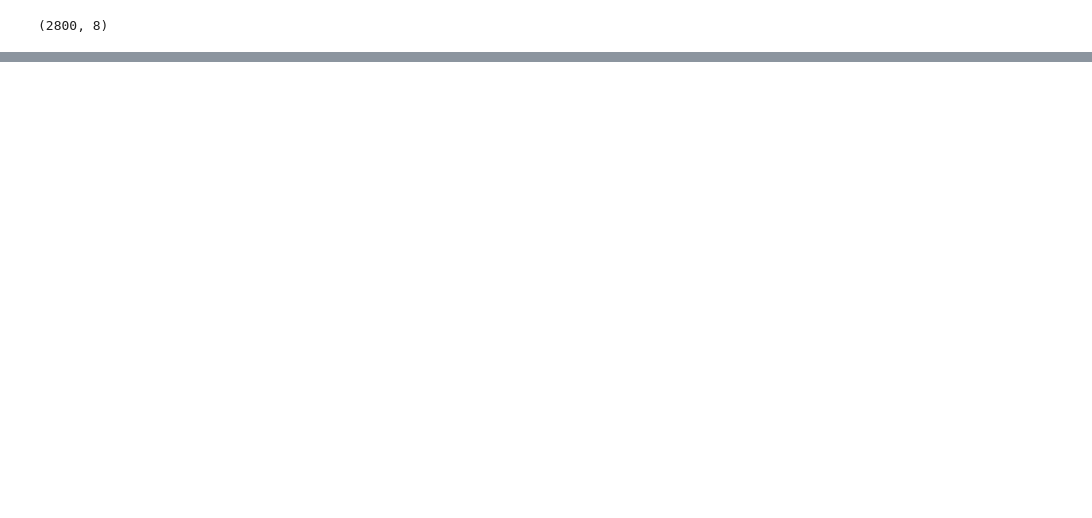
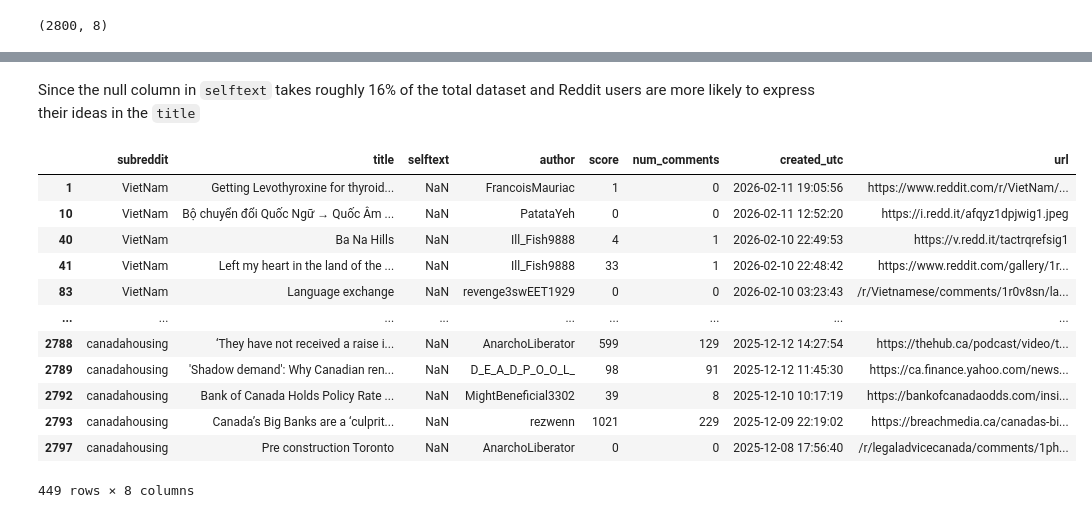
Before and after one commit to jtran2509/reddit-employment-trends, a Jupyter notebook: notebooks/eda.ipynb, the cells around one changed output, grey strips where cells are left out. Drawn from its saved outputs; the diff is of its cells as text; code cells hidden in the pictures; blank space fills up the shorter version.

```diff
--- a/notebooks/eda.ipynb
+++ b/notebooks/eda.ipynb
@@ -38,0 +40,5 @@ reddit_employ.describe
+# %%
+# Created a copy of the reddit_employ dataset
+pd.set_option("display.max_colwidth", None) # Take a peak at the whole text to see the usual pattern of a thread
+reddit_df = reddit_employ.copy()
+reddit_df.head(3)
@@ -38,0 +226,18 @@ reddit_employ.describe
+# %% [markdown]
+Since the null column in `selftext` takes roughly 16% of the total dataset and Reddit users are more likely to express their ideas in the `title`
+# %%
+reddit_df[reddit_df['selftext'].isnull()]
+# %% [output]
+|  | subreddit | title | selftext | author | score | num_comments | created_utc | url |
+| 1 | VietNam | Getting Levothyroxine for thyroid... | NaN | FrancoisMauriac | 1 | 0 | 2026-02-11 19:05:56 | https://www.reddit.com/r/VietNam/... |
+| 10 | VietNam | Bộ chuyển đổi Quốc Ngữ → Quốc Âm ... | NaN | PatataYeh | 0 | 0 | 2026-02-11 12:52:20 | https://i.redd.it/afqyz1dpjwig1.jpeg |
+| 40 | VietNam | Ba Na Hills | NaN | Ill_Fish9888 | 4 | 1 | 2026-02-10 22:49:53 | https://v.redd.it/tactrqrefsig1 |
+| 41 | VietNam | Left my heart in the land of the ... | NaN | Ill_Fish9888 | 33 | 1 | 2026-02-10 22:48:42 | https://www.reddit.com/gallery/1r... |
+| 83 | VietNam | Language exchange | NaN | revenge3swEET1929 | 0 | 0 | 2026-02-10 03:23:43 | /r/Vietnamese/comments/1r0v8sn/la... |
+| ... | ... | ... | ... | ... | ... | ... | ... | ... |
+| 2788 | canadahousing | ‘They have not received a raise i... | NaN | AnarchoLiberator | 599 | 129 | 2025-12-12 14:27:54 | https://thehub.ca/podcast/video/t... |
+| 2789 | canadahousing | 'Shadow demand': Why Canadian ren... | NaN | D_E_A_D_P_O_O_L_ | 98 | 91 | 2025-12-12 11:45:30 | https://ca.finance.yahoo.com/news... |
+| 2792 | canadahousing | Bank of Canada Holds Policy Rate ... | NaN | MightBeneficial3302 | 39 | 8 | 2025-12-10 10:17:19 | https://bankofcanadaodds.com/insi... |
+| 2793 | canadahousing | Canada’s Big Banks are a ‘culprit... | NaN | rezwenn | 1021 | 229 | 2025-12-09 22:19:02 | https://breachmedia.ca/canadas-bi... |
+| 2797 | canadahousing | Pre construction Toronto | NaN | AnarchoLiberator | 0 | 0 | 2025-12-08 17:56:40 | /r/legaladvicecanada/comments/1ph... |
+449 rows × 8 columns
```
Also changed, not shown: parts of 30 cells of this notebook, 8 other files.
